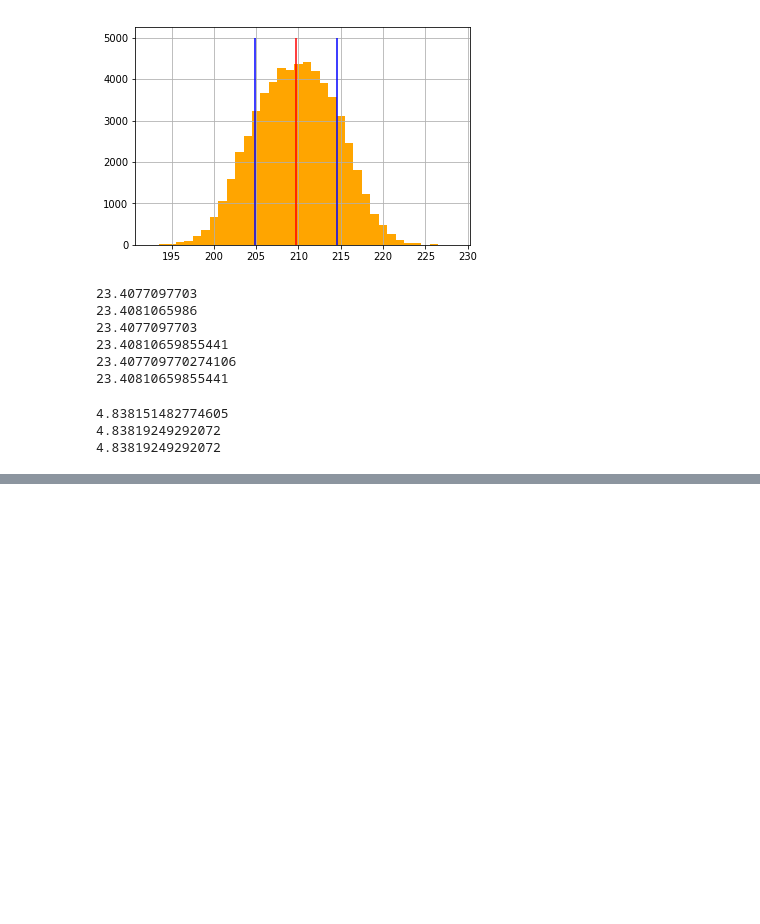
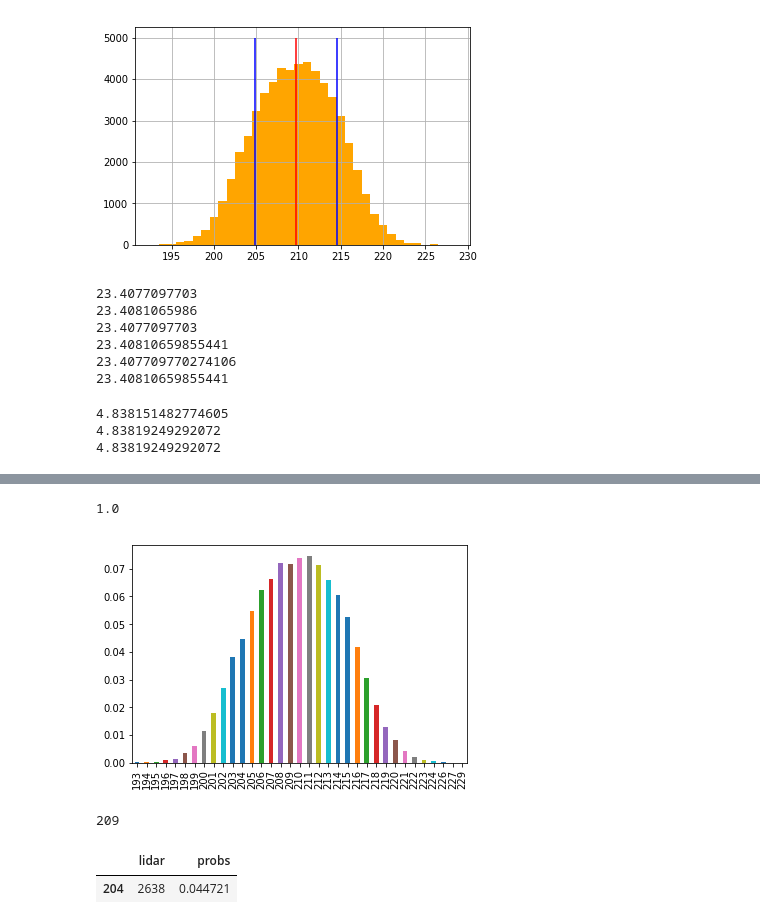
Before and after one commit to m-suigun/training, a Jupyter notebook: section_sensor/lidar_200.ipynb, the cells around one changed output, grey strips where cells are left out. Cells and saved outputs as stored; diff of their text form; code cells hidden in the pictures; blank space fills up the shorter version.

```diff
--- a/section_sensor/lidar_200.ipynb
+++ b/section_sensor/lidar_200.ipynb
@@ -99,3 +99,6 @@ print(pandas_stddev)
 4.838151482774605
 4.83819249292072
 4.83819249292072
+# %%
+freqs = pd.DataFrame(data["lidar"].value_counts())
+freqs.transpose()
@@ -101,0 +109,3 @@ print(pandas_stddev)
+# %%
+freqs["probs"] = freqs["lidar"] / len(data["lidar"])
+freqs.transpose()
@@ -101,0 +117,21 @@ print(pandas_stddev)
+# %%
+sum(freqs["probs"])
+# %% [output]
+1.0
+# %%
+freqs["probs"].sort_index().plot.bar()
+plt.show()
+# %% [output]
+[figure, added]
+# %%
+def drawing():
+    return freqs.sample(n=1, weights="probs").index[0]
+
+drawing()
+# %% [output]
+209
+# %%
+freqs.sample(n=1, weights="probs")
+# %% [output]
+|  | lidar | probs |
+| 204 | 2638 | 0.044721 |
```
Also changed, not shown: parts of 7 cells of this notebook, 3 other files.
